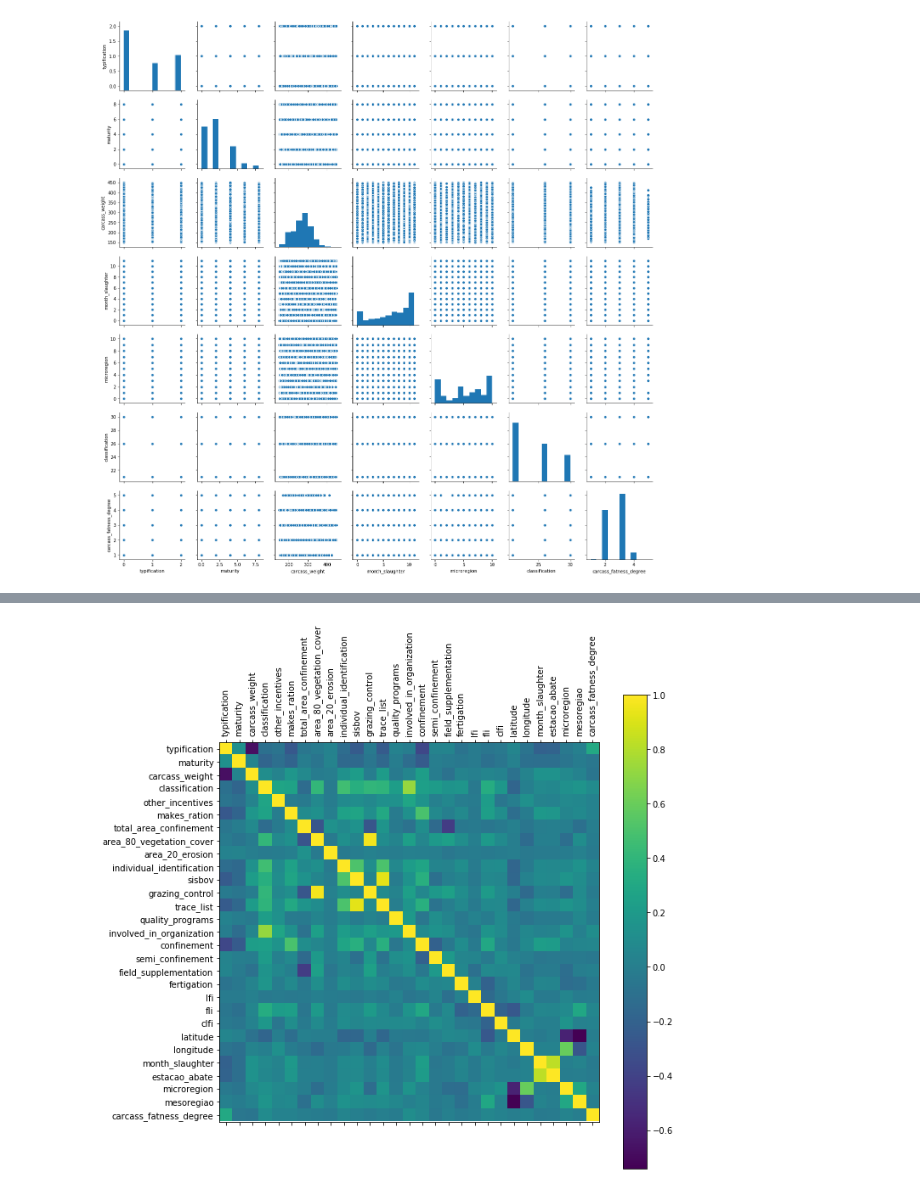
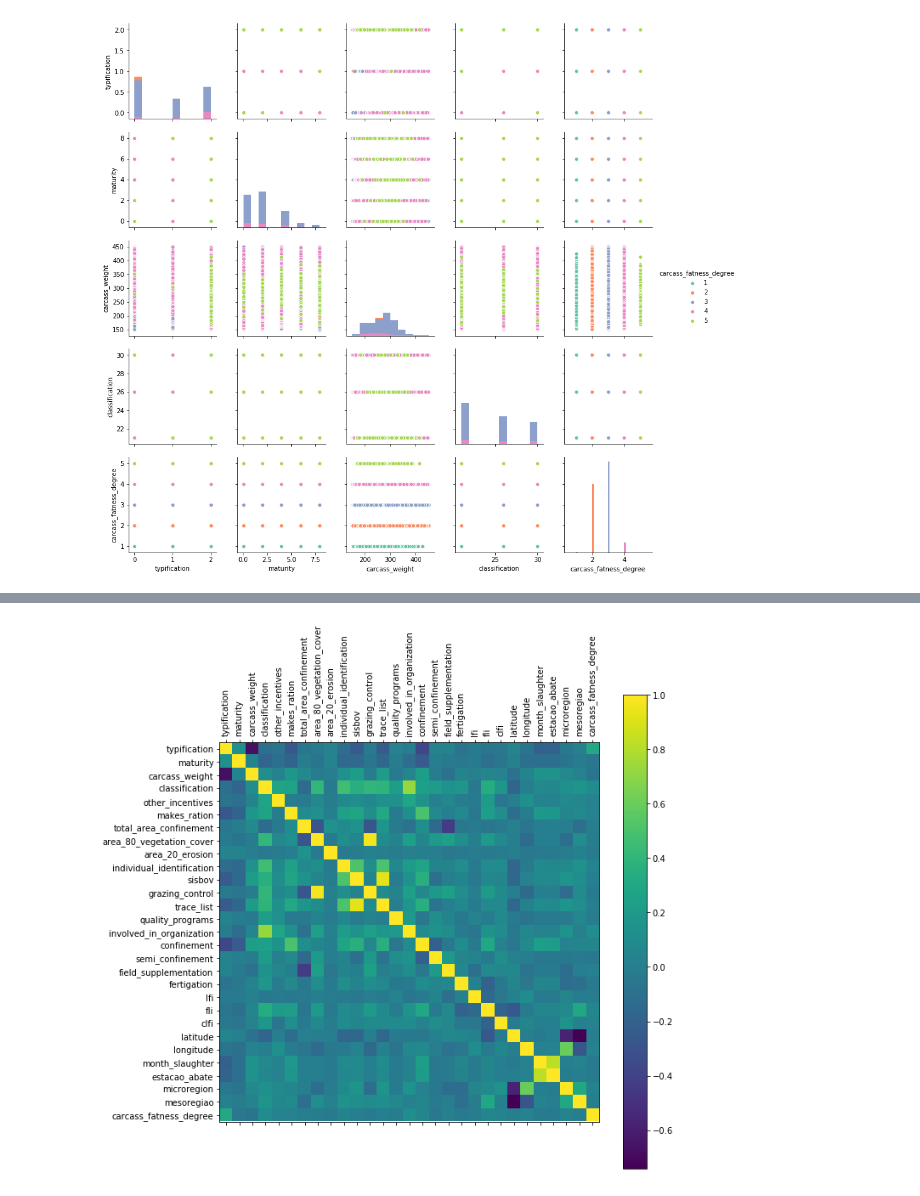
Before and after one commit to higornucci/classificacao-aulas, a Jupyter notebook: dissertacao/notebook/visualizacao.ipynb, the cells around one changed output, grey strips where cells are left out. Saved outputs shown, nothing was run; the diff lists cells and outputs as text; code cells hidden in the pictures.

Commit message:
Testes para visualização de dados

```diff
--- a/dissertacao/notebook/visualizacao.ipynb
+++ b/dissertacao/notebook/visualizacao.ipynb
@@ -27,8 +64,8 @@ dados_completo.head()
 # %%
 # Histogram
 sns.pairplot(dados_completo[["typification", "maturity", "carcass_weight",
-                             "month_slaughter", "microregion", "classification", "carcass_fatness_degree"]],
-             diag_kind="hist", palette="Set2")
+                            "classification", "carcass_fatness_degree"]],
+             diag_kind="hist", hue='carcass_fatness_degree', palette="Set2")
 plt.show()
 # %% [output]
-[figure, old version]
+[figure, new version]
```
Also changed, not shown: parts of 14 cells of this notebook, 6 other files.
